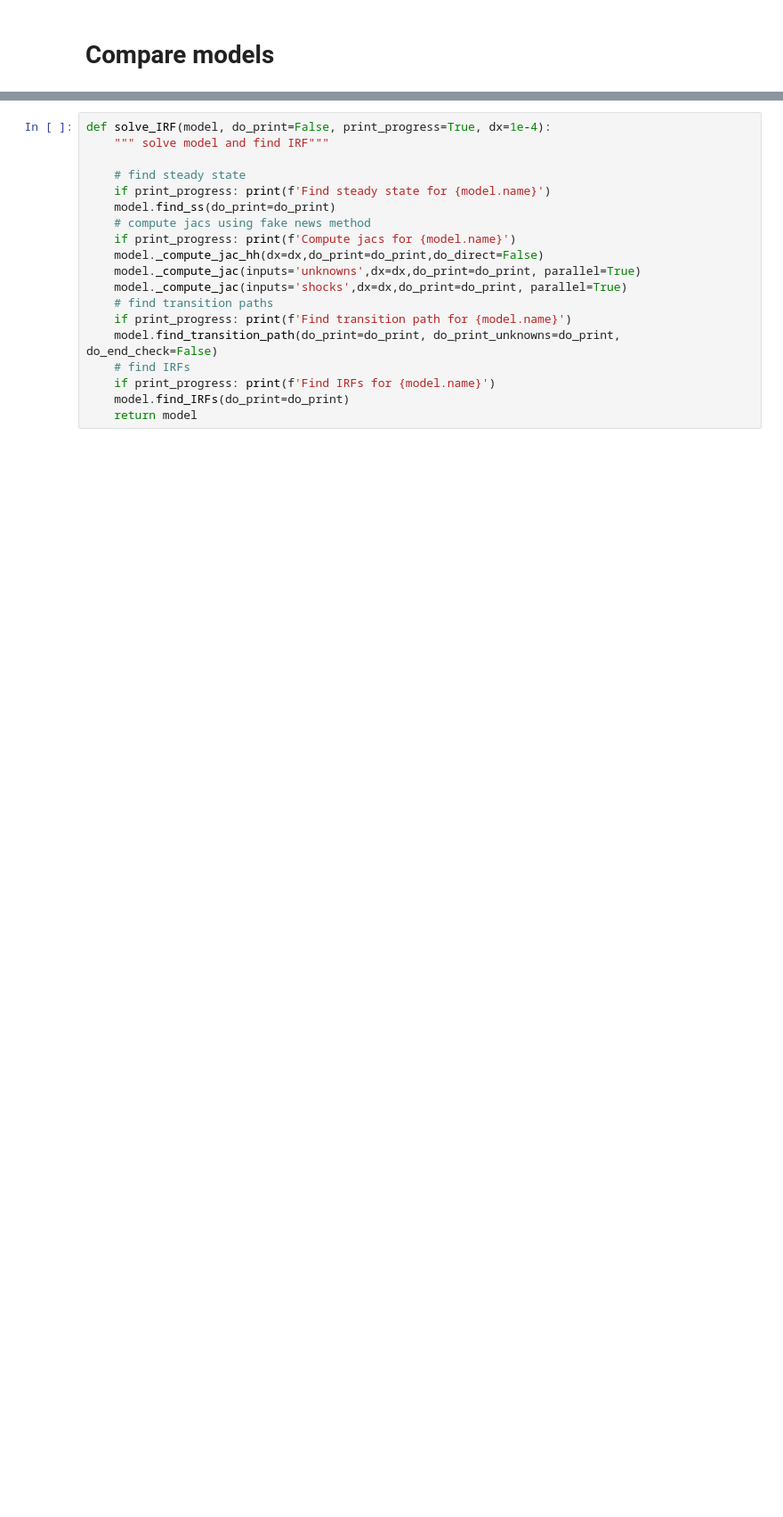
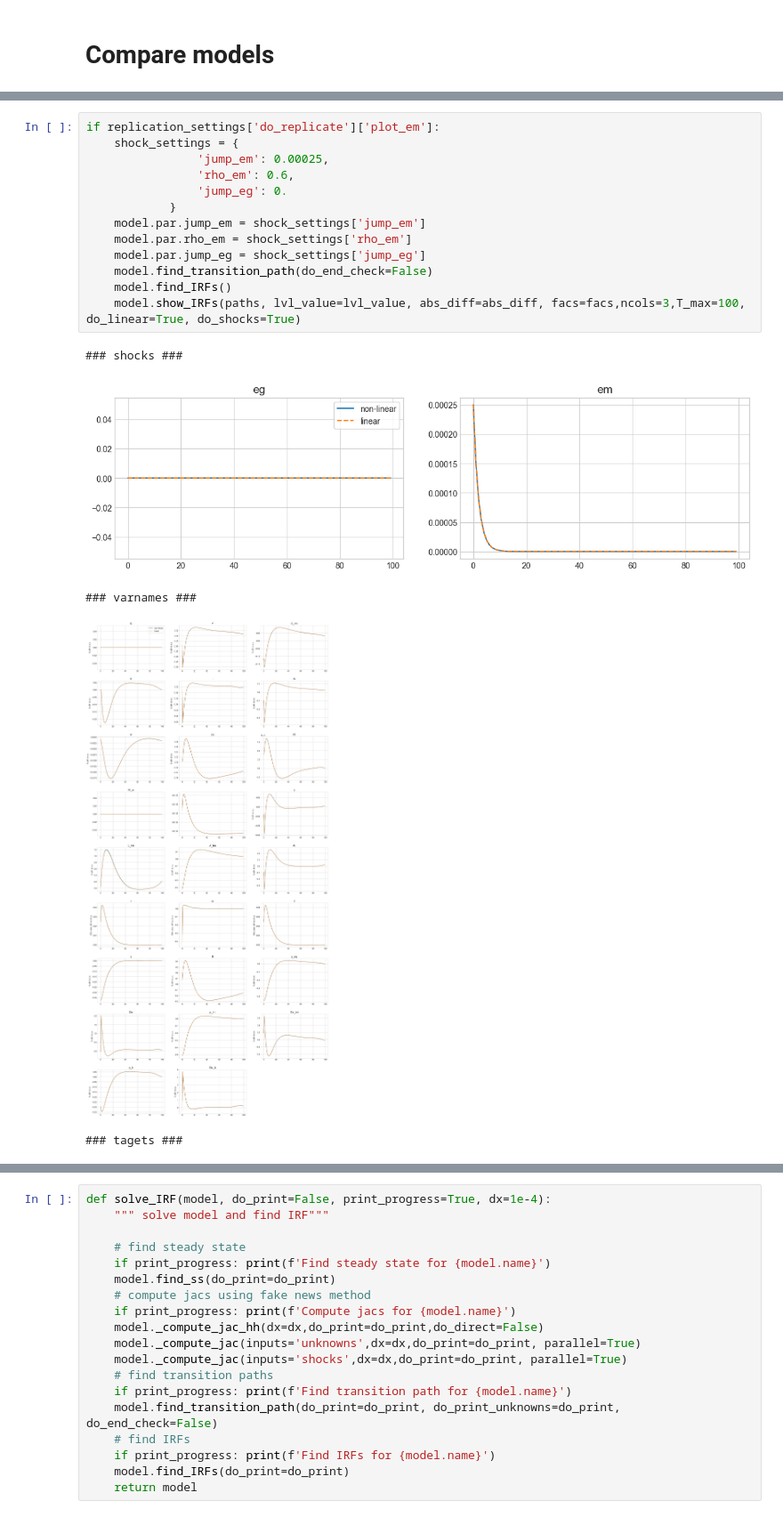
Before and after one commit to YanWin/StickyInformationHANK, a Jupyter notebook: HANKnoSticky.ipynb, the cells around one changed output, grey strips where cells are left out. Shown at 89% size. Drawn from its saved outputs; the diff is of its cells as text; blank space fills up the shorter version.

```diff
--- a/HANKnoSticky.ipynb
+++ b/HANKnoSticky.ipynb
@@ -456,0 +435,19 @@ model.show_IRFs(paths, lvl_value=lvl_value, abs_diff=abs_diff, facs=facs,ncols=3
+# %%
+if replication_settings['do_replicate']['plot_em']:
+    shock_settings = {
+                'jump_em': 0.00025,
+                'rho_em': 0.6,
+                'jump_eg': 0.
+            }
+    model.par.jump_em = shock_settings['jump_em']
+    model.par.rho_em = shock_settings['rho_em']
+    model.par.jump_eg = shock_settings['jump_eg']
+    model.find_transition_path(do_end_check=False)
+    model.find_IRFs()
+    model.show_IRFs(paths, lvl_value=lvl_value, abs_diff=abs_diff, facs=facs,ncols=3,T_max=100, do_linear=True, do_shocks=True)
+# %% [output]
+### shocks ###
+[figure, added]
+### varnames ###
+[figure, added]
+### tagets ###
```
Also changed, not shown: parts of 17 cells of this notebook, 3 other files.
